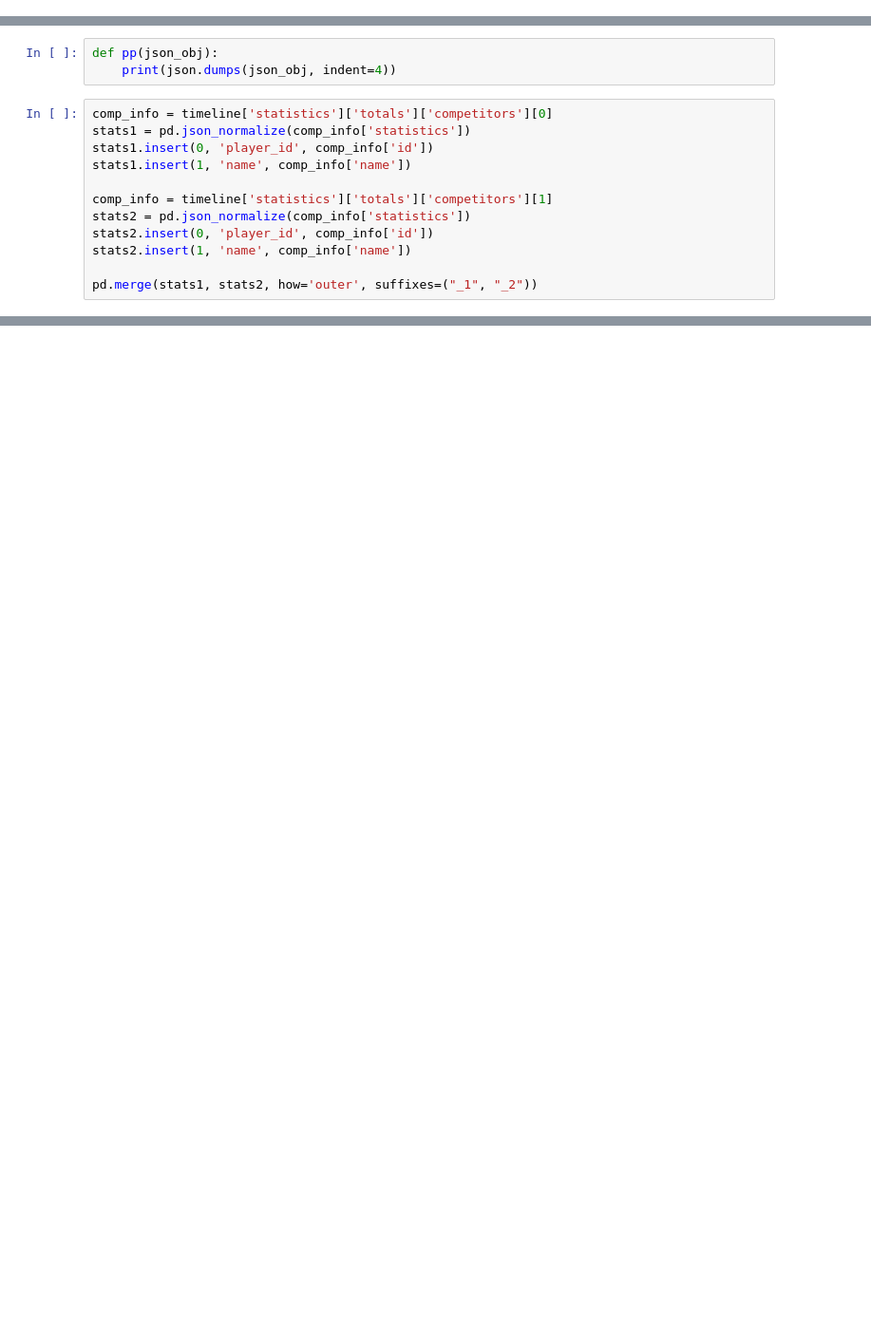
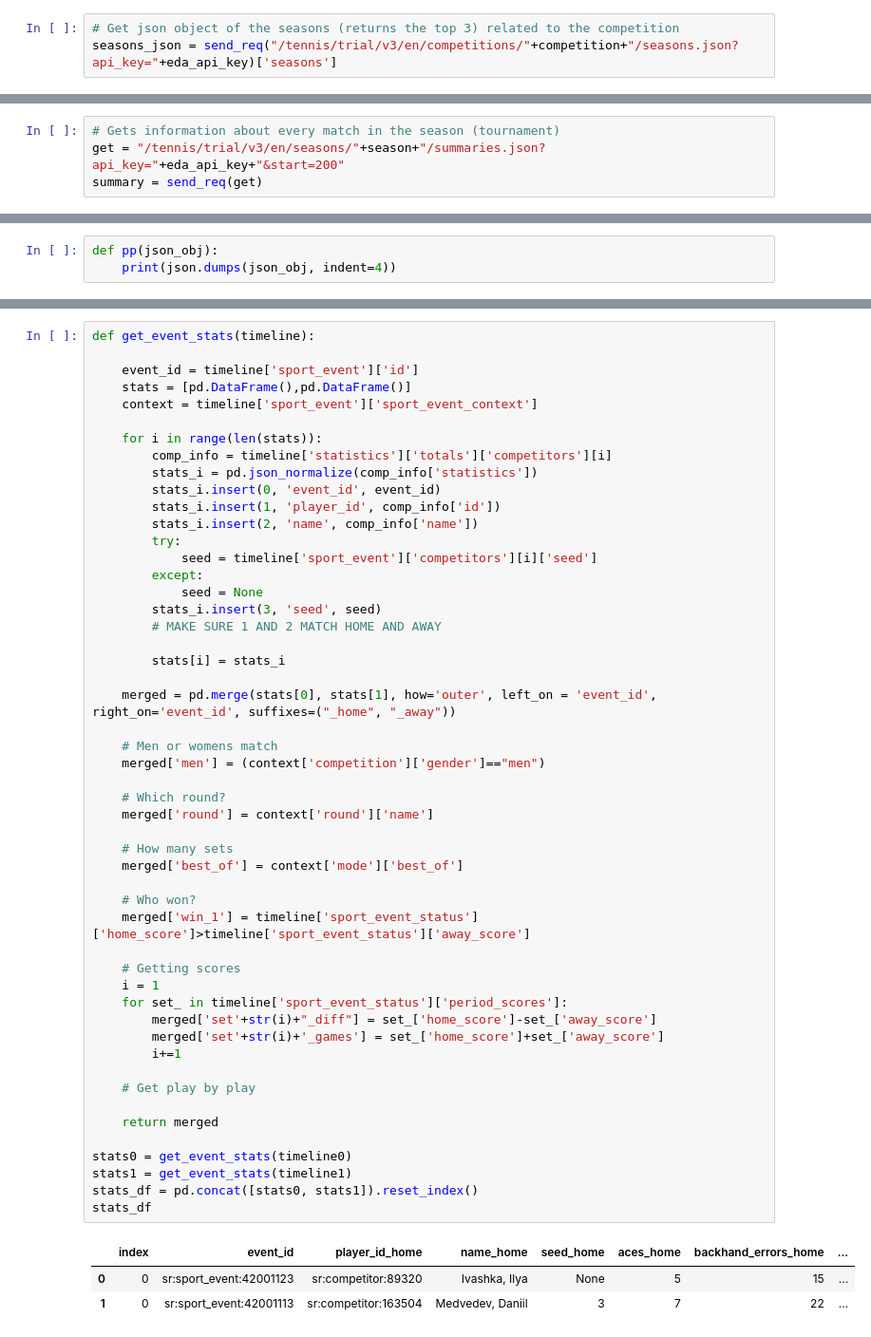
Before and after one commit to scharfsteina/mds-final, a Jupyter notebook: sr_eda.ipynb, the cells around one changed output, grey strips where cells are left out. Shown at 95% size. Saved outputs shown, nothing was run; the diff lists cells and outputs as text; blank space fills up the shorter version.

Commit message:
Changes up through week 3, including extracting match information and turning into a dataframe for wimbledon 2023-- limited to two matches

```diff
--- a/sr_eda.ipynb
+++ b/sr_eda.ipynb
@@ -9,0 +46,3 @@ conn = http.client.HTTPSConnection("api.sportradar.com")
+# %%
+# Get json object of the seasons (returns the top 3) related to the competition
+seasons_json = send_req("/tennis/trial/v3/en/competitions/"+competition+"/seasons.json?api_key="+eda_api_key)['seasons']
@@ -9,0 +68,4 @@ conn = http.client.HTTPSConnection("api.sportradar.com")
+# %%
+# Gets information about every match in the season (tournament)
+get = "/tennis/trial/v3/en/seasons/"+season+"/summaries.json?api_key="+eda_api_key+"&start=200"
+summary = send_req(get)
@@ -22,15 +139,3 @@ timeline = rq_sport_event_timeline("46749693",eda_api_key)
 # %%
 def pp(json_obj):
     print(json.dumps(json_obj, indent=4))
-# %%
-comp_info = timeline['statistics']['totals']['competitors'][0]
-stats1 = pd.json_normalize(comp_info['statistics'])
-stats1.insert(0, 'player_id', comp_info['id'])
-stats1.insert(1, 'name', comp_info['name'])
-
-comp_info = timeline['statistics']['totals']['competitors'][1]
-stats2 = pd.json_normalize(comp_info['statistics'])
-stats2.insert(0, 'player_id', comp_info['id'])
-stats2.insert(1, 'name', comp_info['name'])
-
-pd.merge(stats1, stats2, how='outer', suffixes=("_1", "_2"))
@@ -40,0 +243,55 @@ pd.merge(stats1, stats2, how='outer', suffixes=("_1", "_2"))
+# %%
+def get_event_stats(timeline):
+
+    event_id = timeline['sport_event']['id']
+    stats = [pd.DataFrame(),pd.DataFrame()]
+    context = timeline['sport_event']['sport_event_context']
+
+    for i in range(len(stats)):
+        comp_info = timeline['statistics']['totals']['competitors'][i]
+        stats_i = pd.json_normalize(comp_info['statistics'])
+        stats_i.insert(0, 'event_id', event_id)
+        stats_i.insert(1, 'player_id', comp_info['id'])
+        stats_i.insert(2, 'name', comp_info['name'])
+        try:
+            seed = timeline['sport_event']['competitors'][i]['seed']
+        except:
+            seed = None
+        stats_i.insert(3, 'seed', seed)
+        # MAKE SURE 1 AND 2 MATCH HOME AND AWAY
+
+        stats[i] = stats_i
+
+    merged = pd.merge(stats[0], stats[1], how='outer', left_on = 'event_id', right_on='event_id', suffixes=("_home", "_away"))
+
+    # Men or womens match
+    merged['men'] = (context['competition']['gender']=="men")
+
+    # Which round?
+    merged['round'] = context['round']['name']
+
+    # How many sets
+    merged['best_of'] = context['mode']['best_of']
+
+    # Who won?
+    merged['win_1'] = timeline['sport_event_status']['home_score']>timeline['sport_event_status']['away_score']
+
+    # Getting scores
+    i = 1
+    for set_ in timeline['sport_event_status']['period_scores']:
+        merged['set'+str(i)+"_diff"] = set_['home_score']-set_['away_score']
+        merged['set'+str(i)+'_games'] = set_['home_score']+set_['away_score']
+        i+=1
+
+    # Get play by play
+
+    return merged
+
+stats0 = get_event_stats(timeline0)
+stats1 = get_event_stats(timeline1)
+stats_df = pd.concat([stats0, stats1]).reset_index()
+stats_df
+# %% [output]
+|  | index | event_id | player_id_home | name_home | seed_home | aces_home | backhand_errors_home | ... |
+| 0 | 0 | sr:sport_event:42001123 | sr:competitor:89320 | Ivashka, Ilya | None | 5 | 15 | ... |
+| 1 | 0 | sr:sport_event:42001113 | sr:competitor:163504 | Medvedev, Daniil | 3 | 7 | 22 | ... |
```
Also changed, not shown: parts of 20 cells of this notebook, 1 other file.
